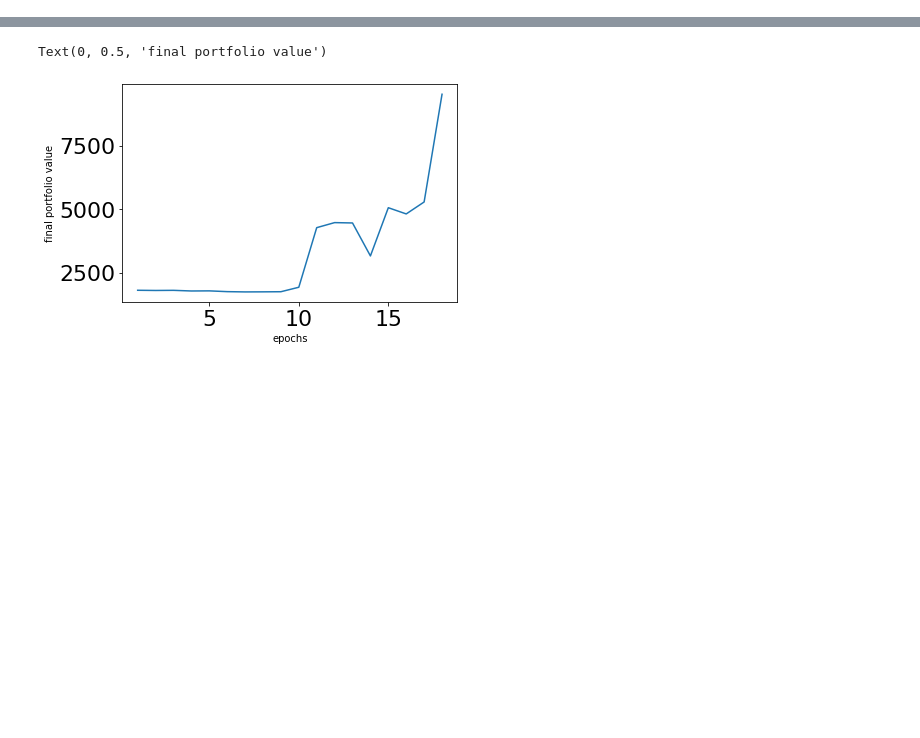
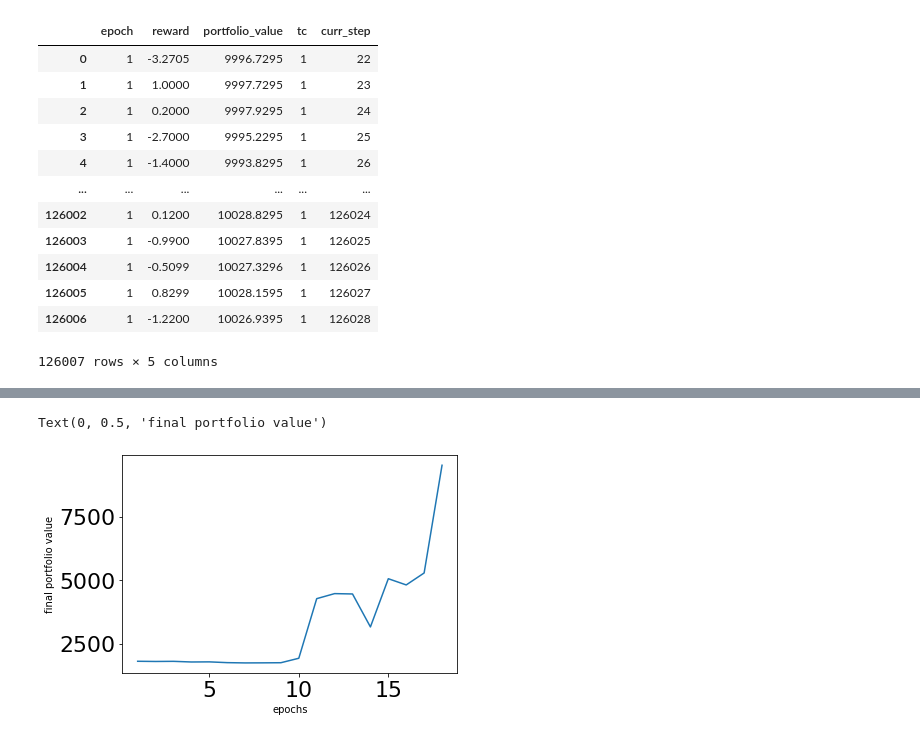
Before and after one commit to YAOS5/Amazon-Trading-Bot, a Jupyter notebook: learning_curve_demo.ipynb, the cells around one changed output, grey strips where cells are left out. Cells and saved outputs as stored; diff of their text form; code cells hidden in the pictures; blank space fills up the shorter version.

```diff
--- a/learning_curve_demo.ipynb
+++ b/learning_curve_demo.ipynb
@@ -191,0 +219,16 @@ plot_k_timesteps(logs="training_logs", y_col="portfolio", window=1, k=1)
+# %%
+train_df[train_df.epoch==1]
+# %% [output]
+|  | epoch | reward | portfolio_value | tc | curr_step |
+| 0 | 1 | -3.2705 | 9996.7295 | 1 | 22 |
+| 1 | 1 | 1.0000 | 9997.7295 | 1 | 23 |
+| 2 | 1 | 0.2000 | 9997.9295 | 1 | 24 |
+| 3 | 1 | -2.7000 | 9995.2295 | 1 | 25 |
+| 4 | 1 | -1.4000 | 9993.8295 | 1 | 26 |
+| ... | ... | ... | ... | ... | ... |
+| 126002 | 1 | 0.1200 | 10028.8295 | 1 | 126024 |
+| 126003 | 1 | -0.9900 | 10027.8395 | 1 | 126025 |
+| 126004 | 1 | -0.5099 | 10027.3296 | 1 | 126026 |
+| 126005 | 1 | 0.8299 | 10028.1595 | 1 | 126027 |
+| 126006 | 1 | -1.2200 | 10026.9395 | 1 | 126028 |
+126007 rows × 5 columns
```
Also changed, not shown: parts of 29 cells of this notebook, 1 other file.
